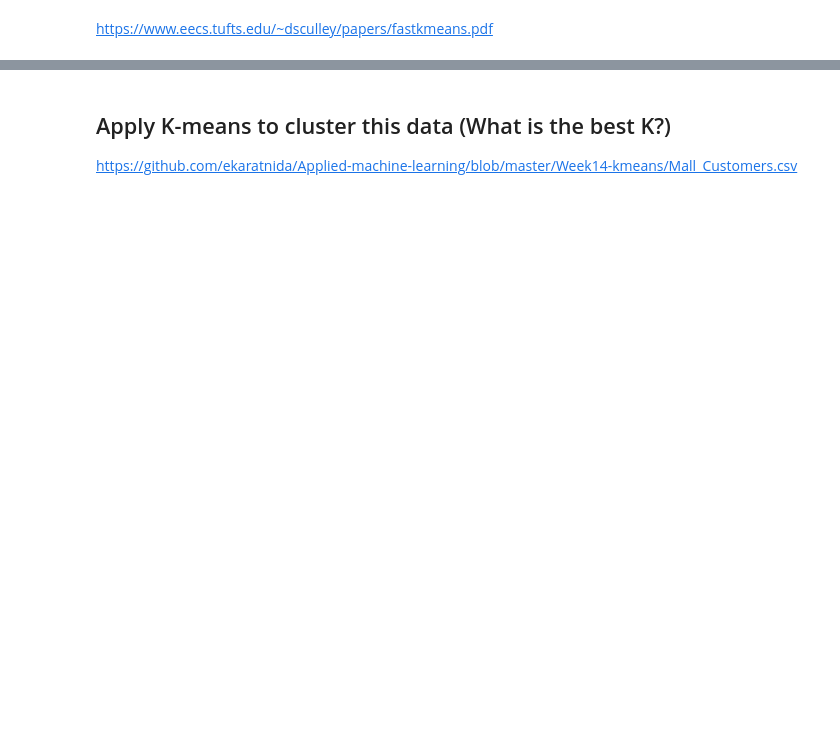
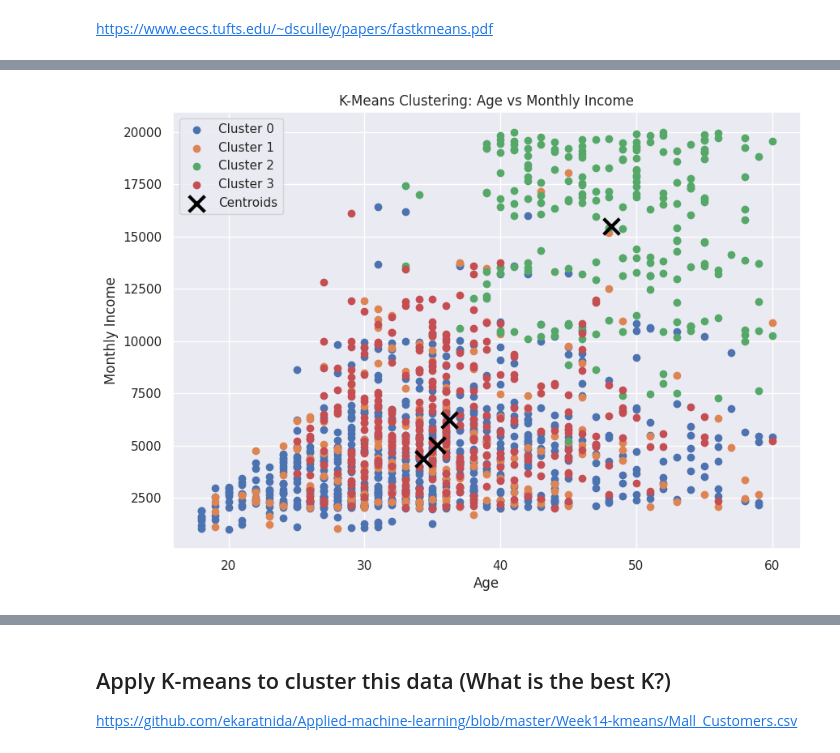
Before and after one commit to ekaratnida/Applied-machine-learning, a Jupyter notebook: Week14-kmeans/K-means.ipynb, the cells around one changed output, grey strips where cells are left out. Drawn from its saved outputs; the diff is of its cells as text; code cells hidden in the pictures; blank space fills up the shorter version.

```diff
--- a/Week14-kmeans/K-means.ipynb
+++ b/Week14-kmeans/K-means.ipynb
@@ -318,0 +323,7 @@ https://www.eecs.tufts.edu/~dsculley/papers/fastkmeans.pdf
+# %%
+import kagglehub
+import pandas as pd
+
+# Download latest version
+path = kagglehub.dataset_download("pavansubhasht/ibm-hr-analytics-attrition-dataset")
+print("Path to dataset files:", path)
@@ -318,0 +462,26 @@ https://www.eecs.tufts.edu/~dsculley/papers/fastkmeans.pdf
+# %%
+# Ensure Cluster labels are attached to the dataframe
+if 'Cluster' not in df.columns:
+    df['Cluster'] = cluster_labels
+
+# Create a scatter plot using Age vs Monthly Income
+plt.figure(figsize=(10, 7))
+
+for cluster_id in sorted(df['Cluster'].unique()):
+    cluster_data = df[df['Cluster'] == cluster_id]
+    plt.scatter(cluster_data['Age'], cluster_data['MonthlyIncome'],
+                label=f'Cluster {cluster_id}')
+
+# Plot centroids (calculated as the mean of the original features for each cluster)
+centroids_raw = df.groupby('Cluster')[['Age', 'MonthlyIncome']].mean()
+plt.scatter(centroids_raw['Age'], centroids_raw['MonthlyIncome'],
+            marker='x', s=200, linewidths=3, color='black', label='Centroids')
+
+plt.title('K-Means Clustering: Age vs Monthly Income')
+plt.xlabel('Age')
+plt.ylabel('Monthly Income')
+plt.legend()
+plt.grid(True)
+plt.show()
+# %% [output]
+[figure, added]
```
Also changed, not shown: parts of 7 cells of this notebook.
